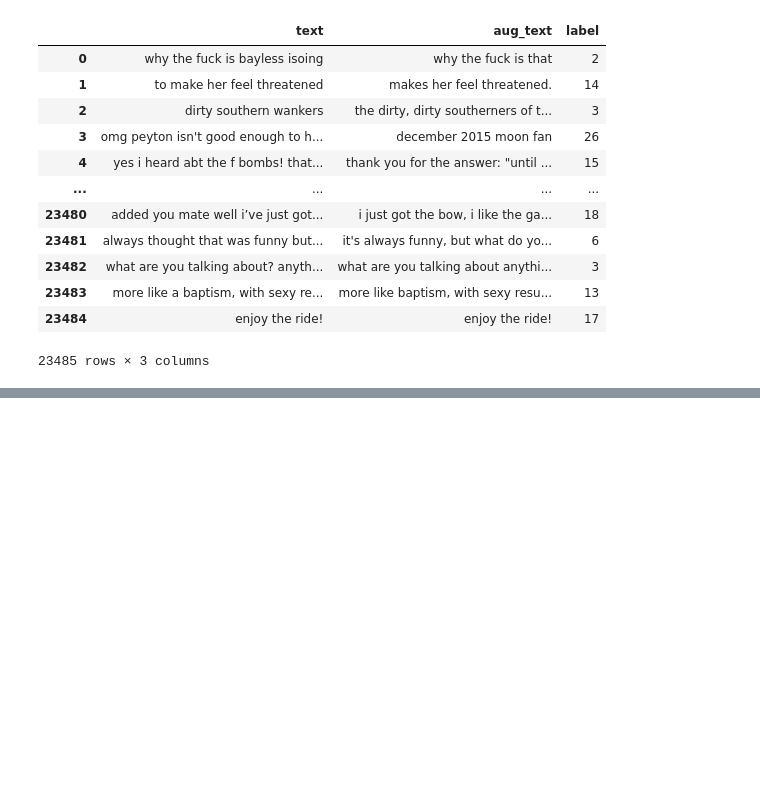
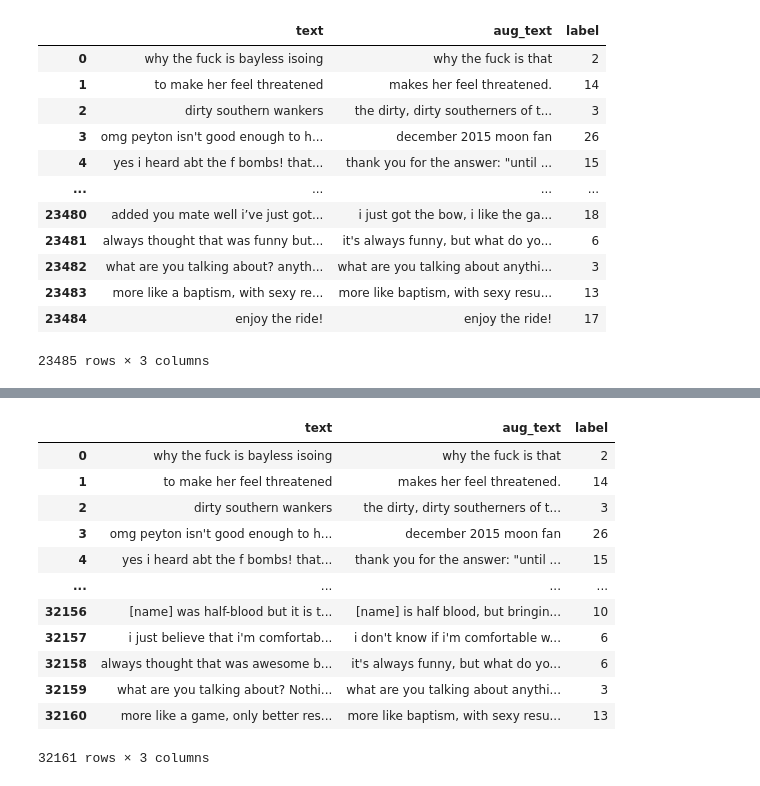
Before and after one commit to WayneWang86/HypEmo, a Jupyter notebook: data/go_emotion/read_data.ipynb, the cells around one changed output, grey strips where cells are left out. Cells and saved outputs as stored; diff of their text form; code cells hidden in the pictures; blank space fills up the shorter version.

```diff
--- a/data/go_emotion/read_data.ipynb
+++ b/data/go_emotion/read_data.ipynb
@@ -174,0 +192,17 @@ new_train.to_csv("./noise_aug/train.csv", index=False)
+# %%
+word2 = pd.read_csv("./word2_augmentation/train.csv")
+word2
+# %% [output]
+|  | text | aug_text | label |
+| 0 | why the fuck is bayless isoing | why the fuck is that | 2 |
+| 1 | to make her feel threatened | makes her feel threatened. | 14 |
+| 2 | dirty southern wankers | the dirty, dirty southerners of t... | 3 |
+| 3 | omg peyton isn't good enough to h... | december 2015 moon fan | 26 |
+| 4 | yes i heard abt the f bombs! that... | thank you for the answer: "until ... | 15 |
+| ... | ... | ... | ... |
+| 32156 | [name] was half-blood but it is t... | [name] is half blood, but bringin... | 10 |
+| 32157 | i just believe that i'm comfortab... | i don't know if i'm comfortable w... | 6 |
+| 32158 | always thought that was awesome b... | it's always funny, but what do yo... | 6 |
+| 32159 | what are you talking about? Nothi... | what are you talking about anythi... | 3 |
+| 32160 | more like a game, only better res... | more like baptism, with sexy resu... | 13 |
+32161 rows × 3 columns
```
Also changed, not shown: parts of 4 cells of this notebook, 2 other files.
